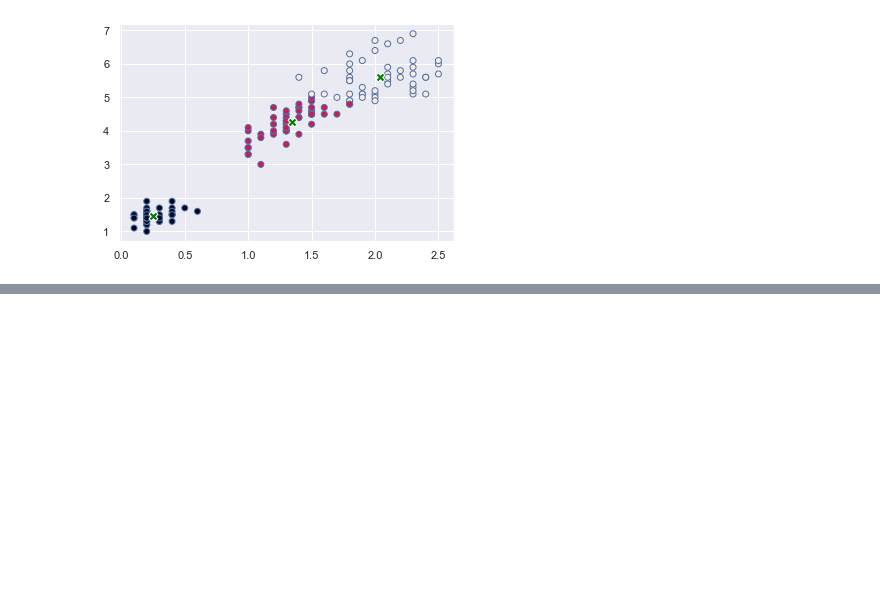
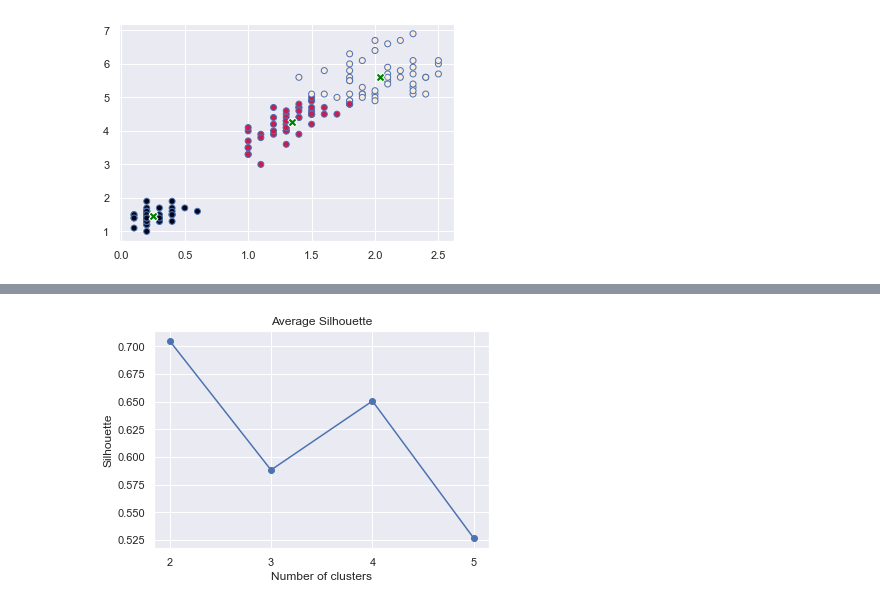
Before and after one commit to ClaraL27/ADM-HW4, a Jupyter notebook: kmeans.ipynb, the cells around one changed output, grey strips where cells are left out. Cells and saved outputs as stored; diff of their text form; code cells hidden in the pictures; blank space fills up the shorter version.

```diff
--- a/kmeans.ipynb
+++ b/kmeans.ipynb
@@ -27,0 +74,4 @@ model.display(features['petal.width'], features['petal.length'],
+# %%
+silh = kmeans.silhouette(data, range(2,6), plot = True)
+# %% [output]
+[figure, added]
```
Also changed, not shown: parts of 6 cells of this notebook, 1 other file.
